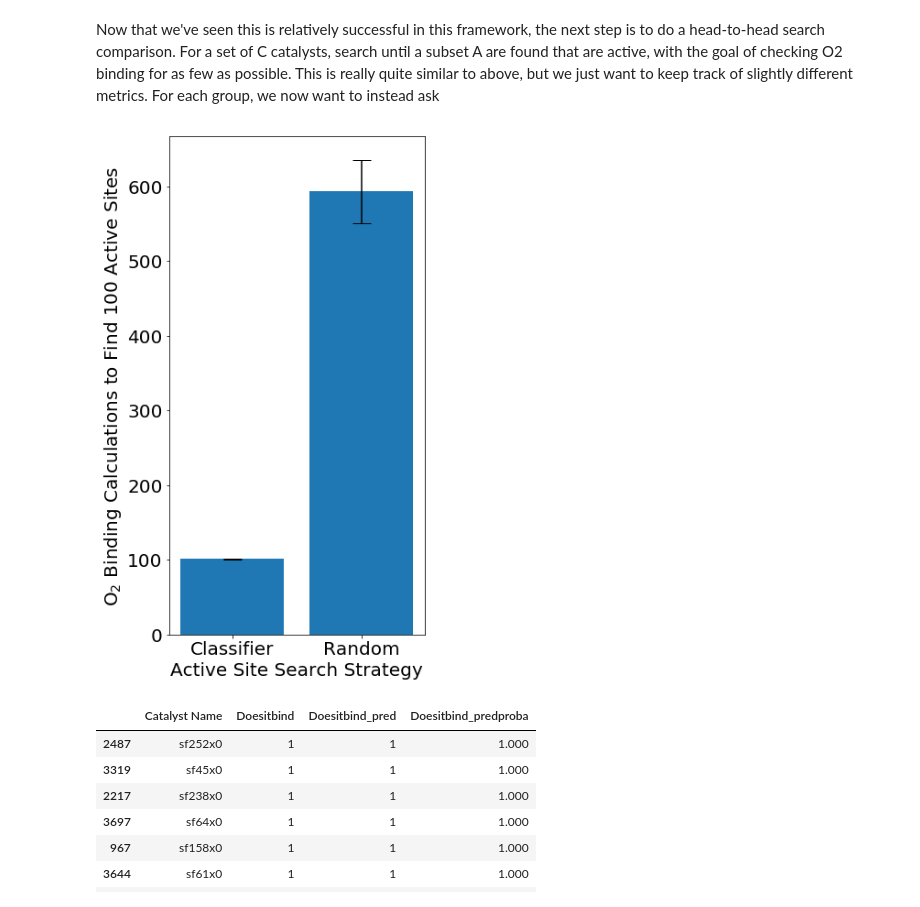
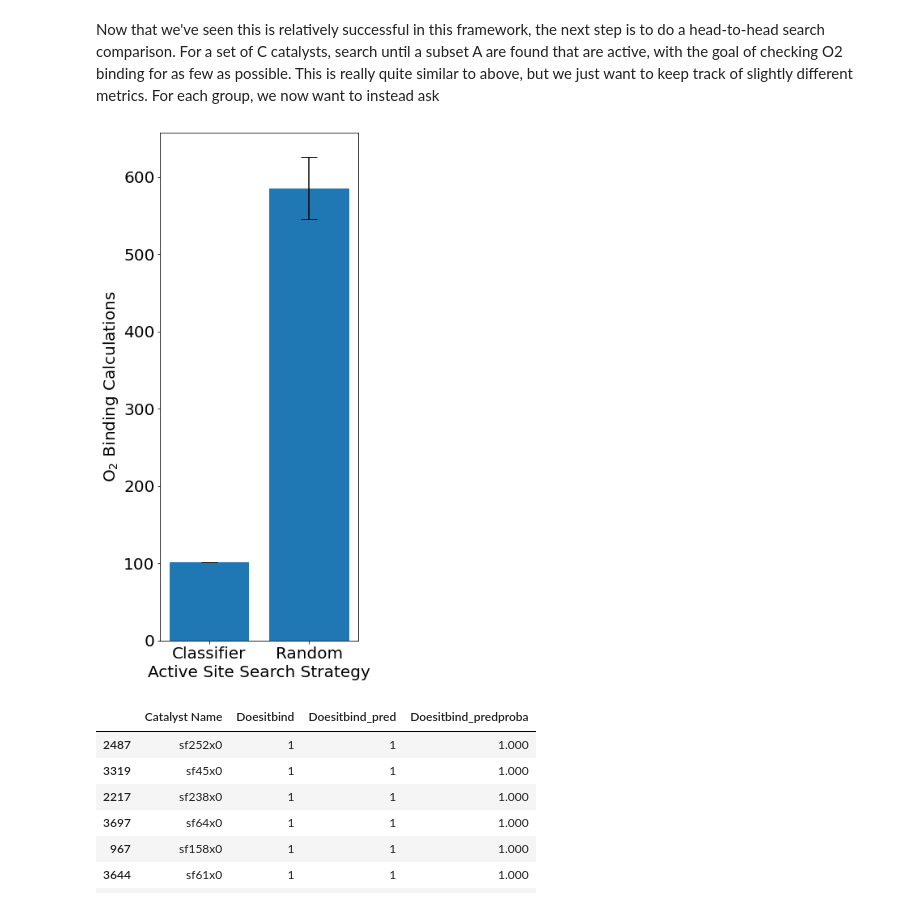
Before and after one commit to ndricke/ngcc_ml, a Jupyter notebook: catalyst_search_groupkfold.ipynb, the cells around one changed output. Cells and saved outputs as stored; diff of their text form; code cells hidden in the pictures.

```diff
--- a/catalyst_search_groupkfold.ipynb
+++ b/catalyst_search_groupkfold.ipynb
@@ -142,12 +141,13 @@ This is really quite similar to above, but we just want to keep track of slightl
 # %%
 fig = plt.figure(figsize=(5,10))
 ax = plt.subplot(111)
 plt.bar(np.arange(2)+1, [np.mean(calc_rand), np.mean(calc_class)], tick_label=["Classifier", "Random"], yerr=[np.std(calc_rand), np.std(calc_class)], capsize=10)
 plt.xlabel("Active Site Search Strategy")
-plt.ylabel(r"O$_2$ Binding Calculations to Find 100 Active Sites")
+plt.ylabel(r"O$_2$ Binding Calculations")
+plt.tight_layout()
 plt.savefig("ClassificationSpeedup.png")
 # %% [output]
-[figure, old version]
+[figure, new version]
 # %%
 
 df_ts
```
Also changed, not shown: parts of 16 cells of this notebook, 9 other files.
